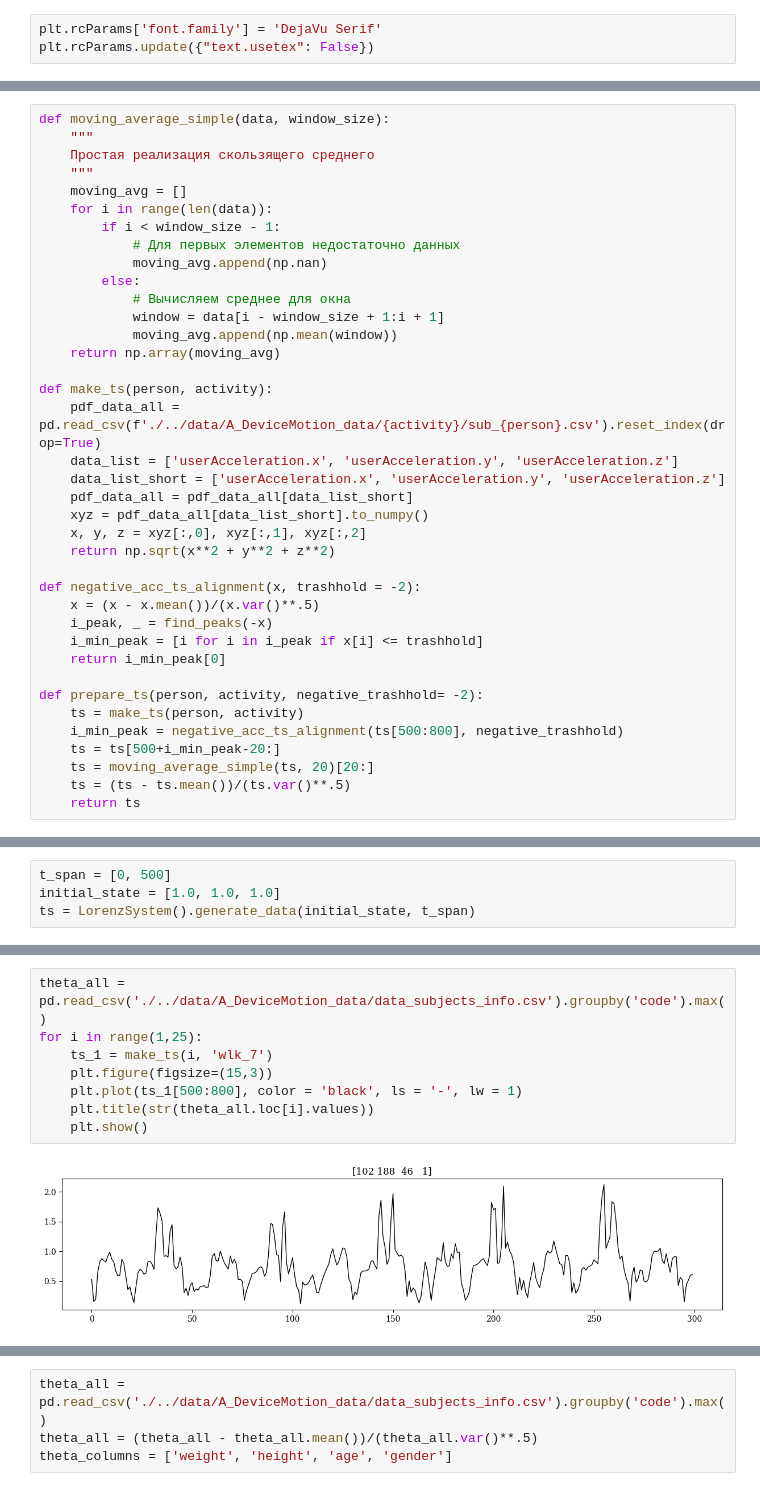
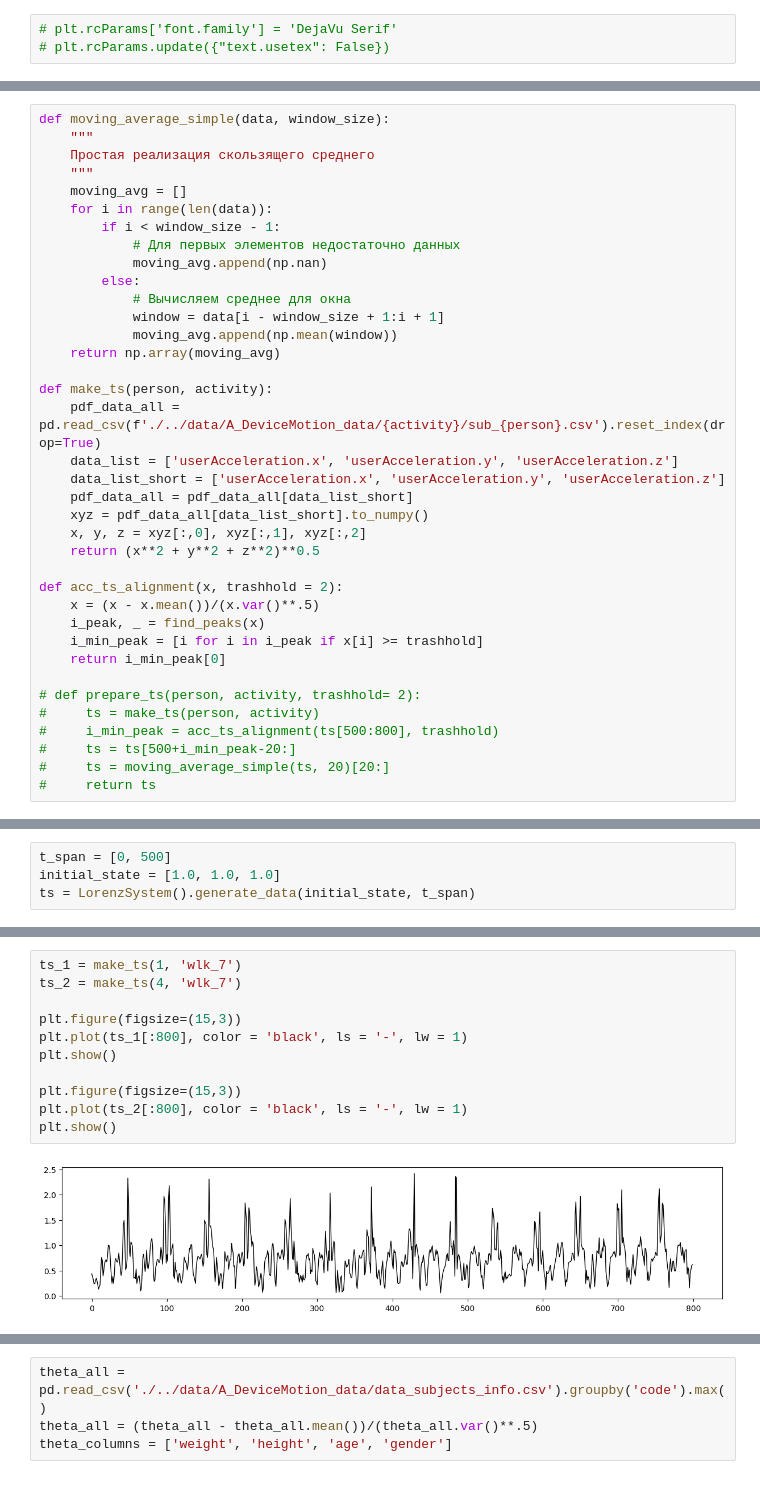
Before and after one commit to Denis-Tihonov/ts-phase-space-approx, a Jupyter notebook: notebook/1_accelerometer_data_experimant.ipynb, the cells around one changed output, grey strips where cells are left out. Cells and saved outputs as stored; diff of their text form.

```diff
--- a/notebook/1_accelerometer_data_experimant.ipynb
+++ b/notebook/1_accelerometer_data_experimant.ipynb
@@ -15,8 +15,8 @@ sys.path.append('./../../tensor-dynamic-univariate-ts-pytorch/')
 from tensordynamicmodel.visuals import plot_phase_trajectory, delay_embedding_matrix
 from tensordynamicmodel.utils import delay_embedding_matrix, diag_mean, prepare_time_series, lorenz
 # %%
-plt.rcParams['font.family'] = 'DejaVu Serif'
-plt.rcParams.update({"text.usetex": False})
+# plt.rcParams['font.family'] = 'DejaVu Serif'
+# plt.rcParams.update({"text.usetex": False})
 # %%
 class LorenzSystem:
     def __init__(self, sigma=10.0, beta=8/3, rho=28.0):
@@ -59,21 +59,20 @@ def make_ts(person, activity):
     pdf_data_all = pdf_data_all[data_list_short]
     xyz = pdf_data_all[data_list_short].to_numpy()
     x, y, z = xyz[:,0], xyz[:,1], xyz[:,2]
-    return np.sqrt(x**2 + y**2 + z**2)
+    return (x**2 + y**2 + z**2)**0.5
 
-def negative_acc_ts_alignment(x, trashhold = -2):
+def acc_ts_alignment(x, trashhold = 2):
     x = (x - x.mean())/(x.var()**.5)
-    i_peak, _ = find_peaks(-x)
-    i_min_peak = [i for i in i_peak if x[i] <= trashhold]
+    i_peak, _ = find_peaks(x)
+    i_min_peak = [i for i in i_peak if x[i] >= trashhold]
     return i_min_peak[0]
 
-def prepare_ts(person, activity, negative_trashhold= -2):
-    ts = make_ts(person, activity)
-    i_min_peak = negative_acc_ts_alignment(ts[500:800], negative_trashhold)
-    ts = ts[500+i_min_peak-20:]
-    ts = moving_average_simple(ts, 20)[20:]
-    ts = (ts - ts.mean())/(ts.var()**.5)
-    return ts
+# def prepare_ts(person, activity, trashhold= 2):
+#     ts = make_ts(person, activity)
+#     i_min_peak = acc_ts_alignment(ts[500:800], trashhold)
+#     ts = ts[500+i_min_peak-20:]
+#     ts = moving_average_simple(ts, 20)[20:]
+#     return ts
 # %%
 def compute_jacobian_matrix(S_old, S_new):
     """Вычисление матрицы Якоби между двумя фазовыми пространствами"""
@@ -111,10 +166,13 @@ ts_2 = make_ts(2, 'wlk_7')
 # %%
-theta_all =  pd.read_csv('./../data/A_DeviceMotion_data/data_subjects_info.csv').groupby('code').max()
-for i in range(1,25):
-    ts_1 = make_ts(i, 'wlk_7')
-    plt.figure(figsize=(15,3))
-    plt.plot(ts_1[500:800], color = 'black', ls = '-', lw = 1)
-    plt.title(str(theta_all.loc[i].values))
-    plt.show()
+ts_1 = make_ts(1, 'wlk_7')
+ts_2 = make_ts(4, 'wlk_7')
+
+plt.figure(figsize=(15,3))
+plt.plot(ts_1[:800], color = 'black', ls = '-', lw = 1)
+plt.show()
+
+plt.figure(figsize=(15,3))
+plt.plot(ts_2[:800], color = 'black', ls = '-', lw = 1)
+plt.show()
 # %% [output]
-[figure, old version]
+[figure, new version]
```
Also changed, not shown: parts of 38 cells of this notebook.
